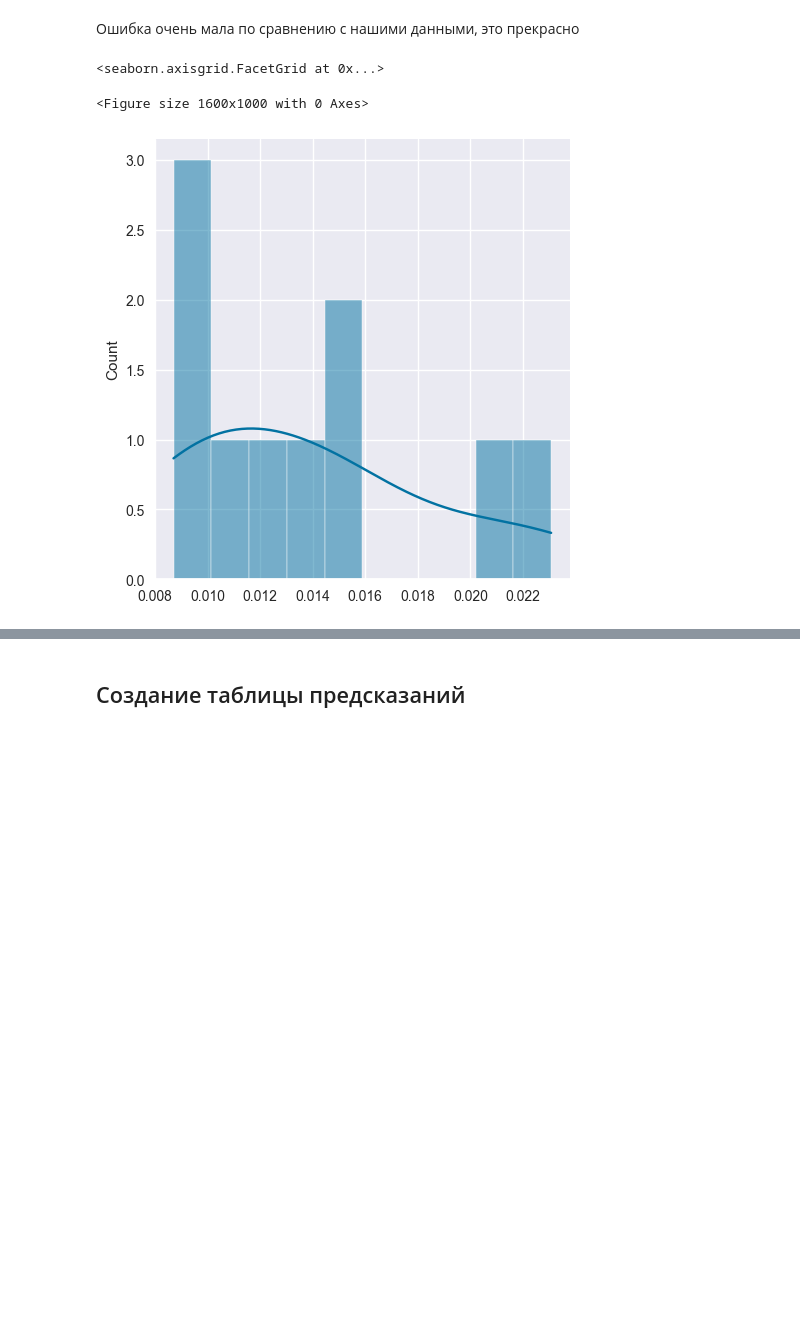
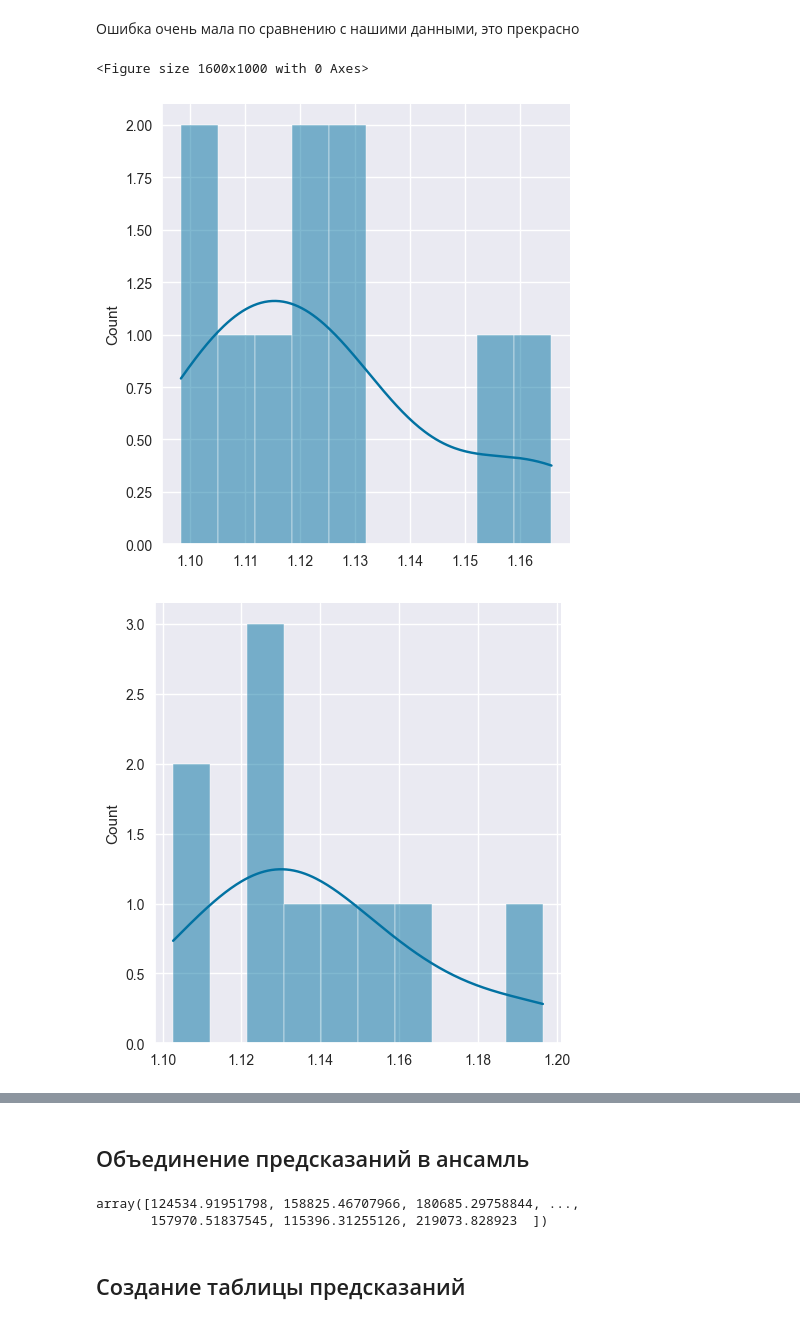
Before and after one commit to armeiski/ML_trainings, a Jupyter notebook: House_Price_Prediction/house_prices.ipynb, the cells around one changed output, grey strips where cells are left out. Drawn from its saved outputs; the diff is of its cells as text; code cells hidden in the pictures; blank space fills up the shorter version.

Commit message:
Ensemble model

```diff
--- a/House_Price_Prediction/house_prices.ipynb
+++ b/House_Price_Prediction/house_prices.ipynb
@@ -499,0 +536,13 @@ baseline_model.fit(train_final, log_target)
+# %%
+models = {
+    "catboost": CatBoostRegressor(verbose=0),
+    "br": BayesianRidge(),
+    #"huber": HuberRegressor(),
+    "gbr": GradientBoostingRegressor(),
+    "ridge": Ridge(),
+    "omp": OrthogonalMatchingPursuit()
+}
+# %%
+for name, model in models.items():
+    model.fit(train_final, log_target)
+    print(name + " trained.")
@@ -502,8 +557,12 @@ baseline_model.fit(train_final, log_target)
 # %% [markdown]
 Выполним процедуру перекрестной проверки с 10-ю фолдами
 # %%
+results = {}
+
 kf = KFold(n_splits=10)
-results = cross_val_score(baseline_model, train_final, log_target, scoring='neg_mean_squared_error', cv=kf)
+for name, model in models.items():
+    result = np.exp(np.sqrt(-cross_val_score(model, train_final, log_target, scoring='neg_mean_squared_error', cv=kf)))
+    results[name] = result
 # %%
 results
 # %% [output]
@@ -517,0 +581,5 @@ np.exp(np.sqrt(np.mean(-results)))
+# %%
+for name, result in results.items():
+    print('\n-------------\n' + name + '\n-------------\n')
+    print(np.mean(result))
+    print(np.std(result))
@@ -532,8 +620,12 @@ Name: SalePrice, dtype: float64
 # %%
 plt.figure(figsize=(16, 10))
 
-sns.displot(-results, bins=10, kde=True)
+for name, model in models.items():
+    sns.displot(results[name], bins=10, kde=True)
+
+plt.title("CV Error Distibutions")
+plt.show()
 # %% [output]
-<seaborn.axisgrid.FacetGrid at 0x...>
+<Figure size 1600x1000 with 0 Axes>
-<Figure size 1600x1000 with 0 Axes>
-[figure, old version]
+[figure, new version]
+[figure, added]
@@ -540,3 +635,18 @@ sns.displot(-results, bins=10, kde=True)
+# %% [markdown]
+## Объединение предсказаний в ансамль
+# %%
+final_predictions = (
+    0.5 * np.exp(models['catboost'].predict(test_final)) +
+    0.2 * np.exp(models['br'].predict(test_final)) +
+    0.2 * np.exp(models['gbr'].predict(test_final)) +
+    0.05 * np.exp(models['ridge'].predict(test_final)) +
+    0.05 * np.exp(models['omp'].predict(test_final))
+)
+
+final_predictions
+# %% [output]
+array([124534.91951798, 158825.46707966, 180685.29758844, ...,
+       157970.51837545, 115396.31255126, 219073.828923  ])
 # %% [markdown]
 ## Создание таблицы предсказаний
 # %% [markdown]
```
Also changed, not shown: parts of 32 cells of this notebook, 16 other files.
